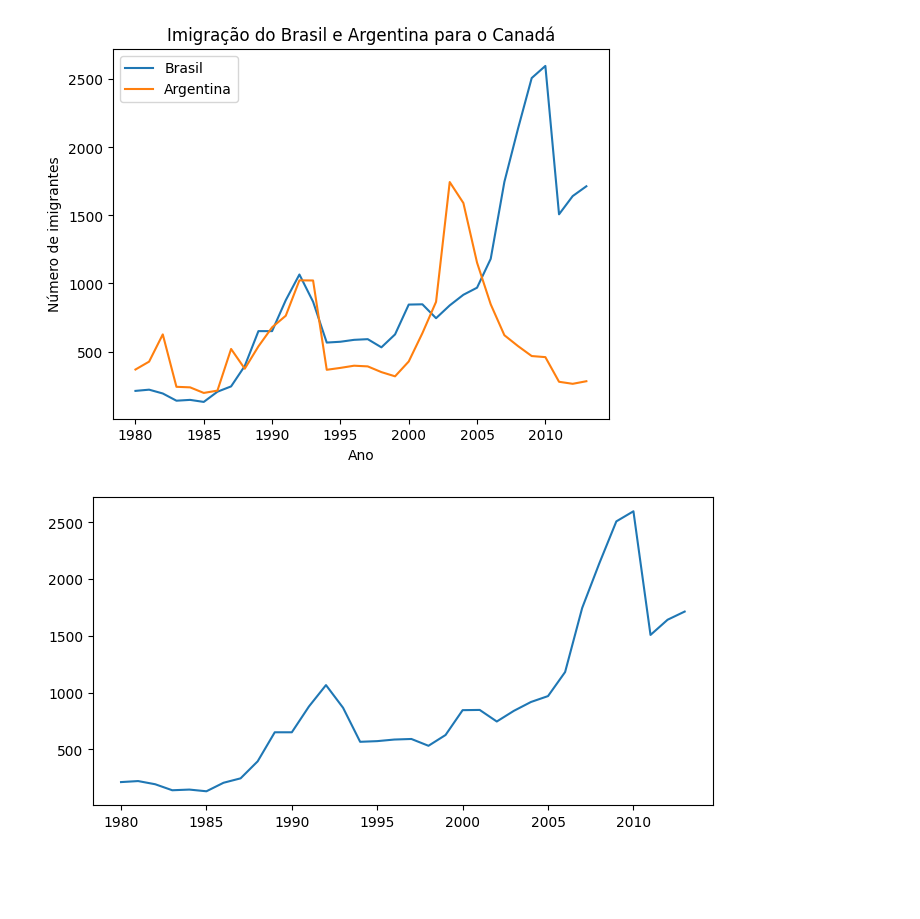
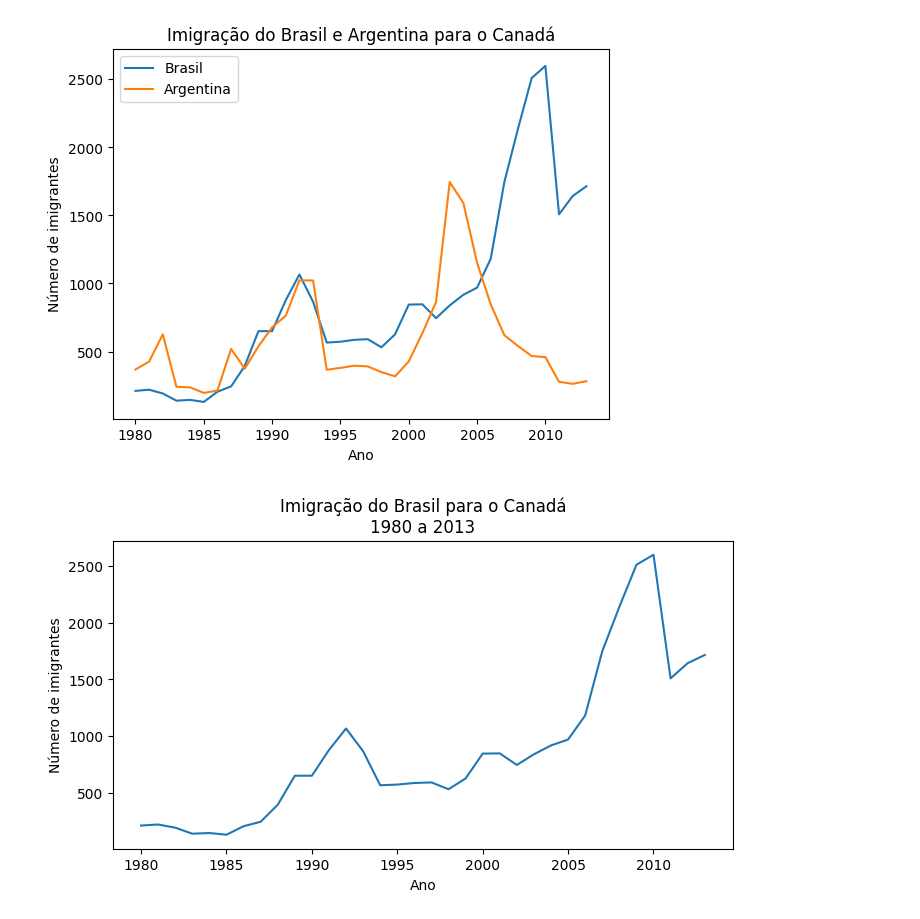
Before and after one commit to Leeogmz/Python, a Jupyter notebook: Data_Visualization.ipynb, the cells around one changed output. Drawn from its saved outputs; the diff is of its cells as text; code cells hidden in the pictures; blank space fills up the shorter version.

```diff
--- a/Data_Visualization.ipynb
+++ b/Data_Visualization.ipynb
@@ -199,7 +199,10 @@ plt.show()
 # %%
 fig, ax = plt.subplots(figsize=(8,4))
 ax.plot(dados_brasil['ano'], dados_brasil['imigrantes'])
+ax.set_title('Imigração do Brasil para o Canadá\n1980 a 2013')
+ax.set_xlabel('Ano')
+ax.set_ylabel('Número de imigrantes')
 ax.xaxis.set_major_locator(plt.MultipleLocator(5))
 plt.show()
 # %% [output]
-[figure, old version]
+[figure, new version]
```
Also changed, not shown: parts of 1 cell of this notebook.
